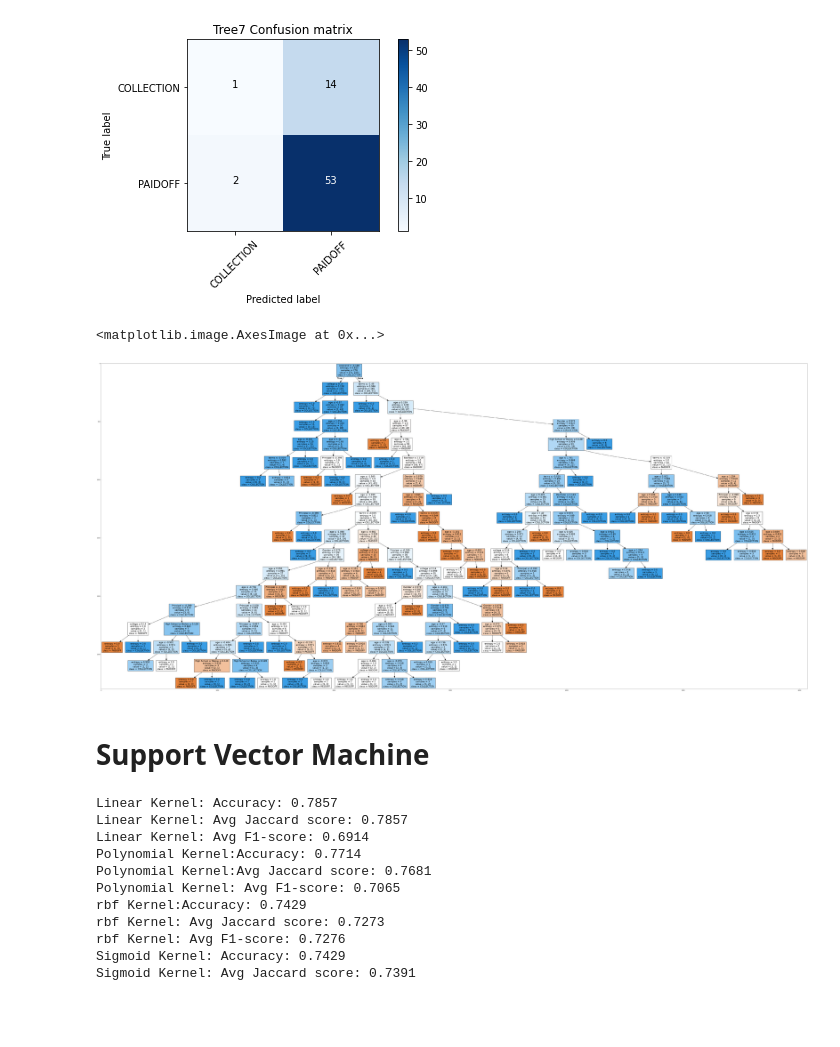
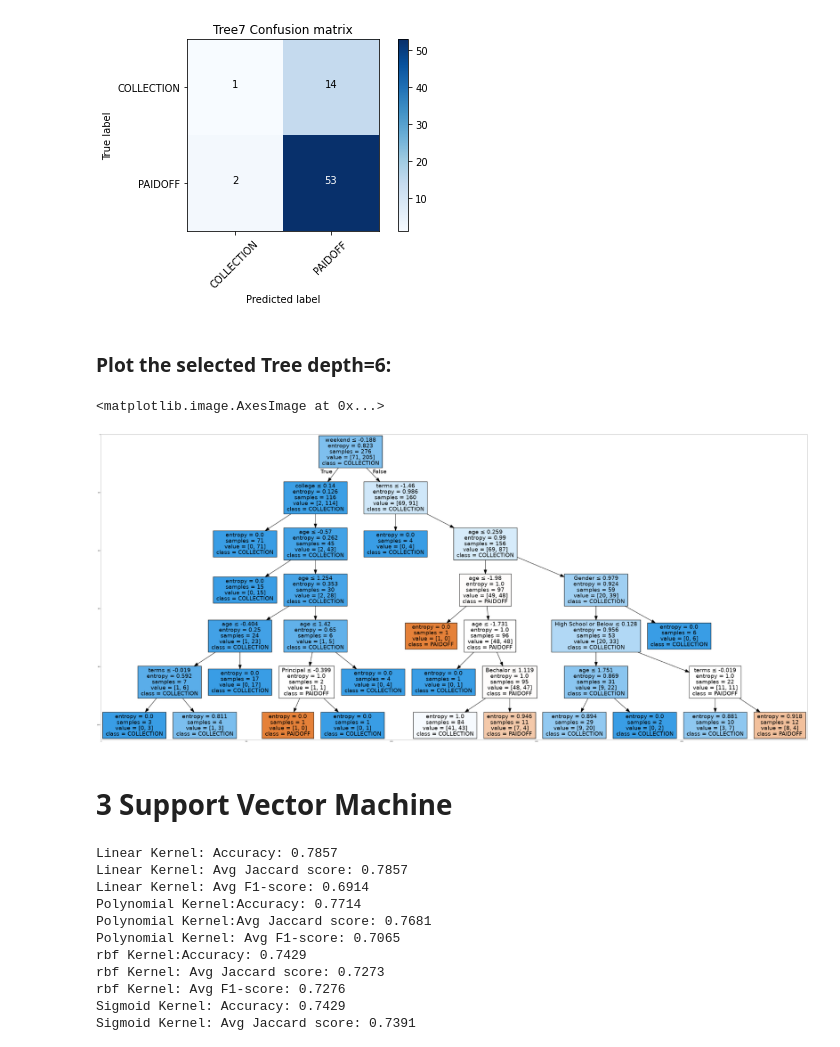
Before and after one commit to YujiaoMai/machineLearning, a Jupyter notebook: MLclassify.ipynb, the cells around one changed output. Saved outputs shown, nothing was run; the diff lists cells and outputs as text; code cells hidden in the pictures; blank space fills up the shorter version.

```diff
--- a/MLclassify.ipynb
+++ b/MLclassify.ipynb
@@ -657,32 +652,34 @@ Confusion matrix, without normalization
 [[ 1 14]
  [ 2 53]]
 [figure]
+# %% [markdown]
+### Plot the selected Tree depth=6:
 # %%
 ## Visualize the tree:
 #!conda install -c conda-forge pydotplus -y
 #!conda install -c conda-forge python-graphviz -y
 #!pip install Graphviz
 #!pip install pydotplus
 import pydotplus
 from  io import StringIO
 import matplotlib.image as mpimg
 from sklearn import tree
 %matplotlib inline
 dot_data = StringIO()
 filename = "Loantree.png"
 featureNames = Feature.columns[0:X.shape[1]]
 targetNames = df["loan_status"].unique().tolist() ##==np.unique(y_train)
-out=tree.export_graphviz(LoanTree,feature_names=featureNames, out_file=dot_data, class_names=targetNames, filled=True,  special_characters=True,rotate=False)
+out=tree.export_graphviz(LoanTree6,feature_names=featureNames, out_file=dot_data, class_names=targetNames, filled=True,  special_characters=True,rotate=False)
 graph = pydotplus.graph_from_dot_data(dot_data.getvalue())
 graph.write_png(filename)
 img = mpimg.imread(filename)
 plt.figure(figsize=(100, 200))
 plt.imshow(img,interpolation='nearest')
 # %% [output]
 <matplotlib.image.AxesImage at 0x...>
-[figure, old version]
+[figure, new version]
 # %% [markdown]
-# Support Vector Machine
+# 3 Support Vector Machine
 # %%
 from sklearn import svm
 #1.Linear
```
Also changed, not shown: parts of 6 cells of this notebook.
